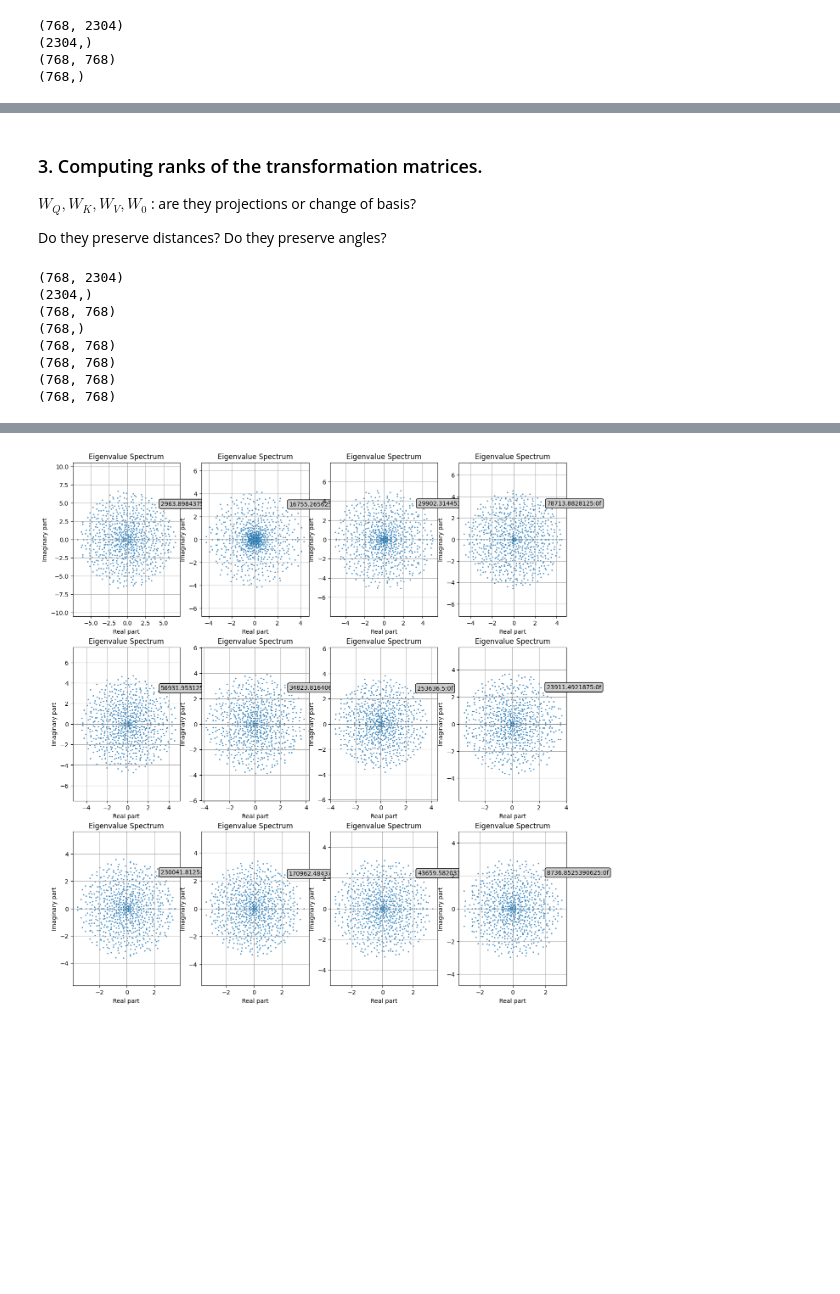
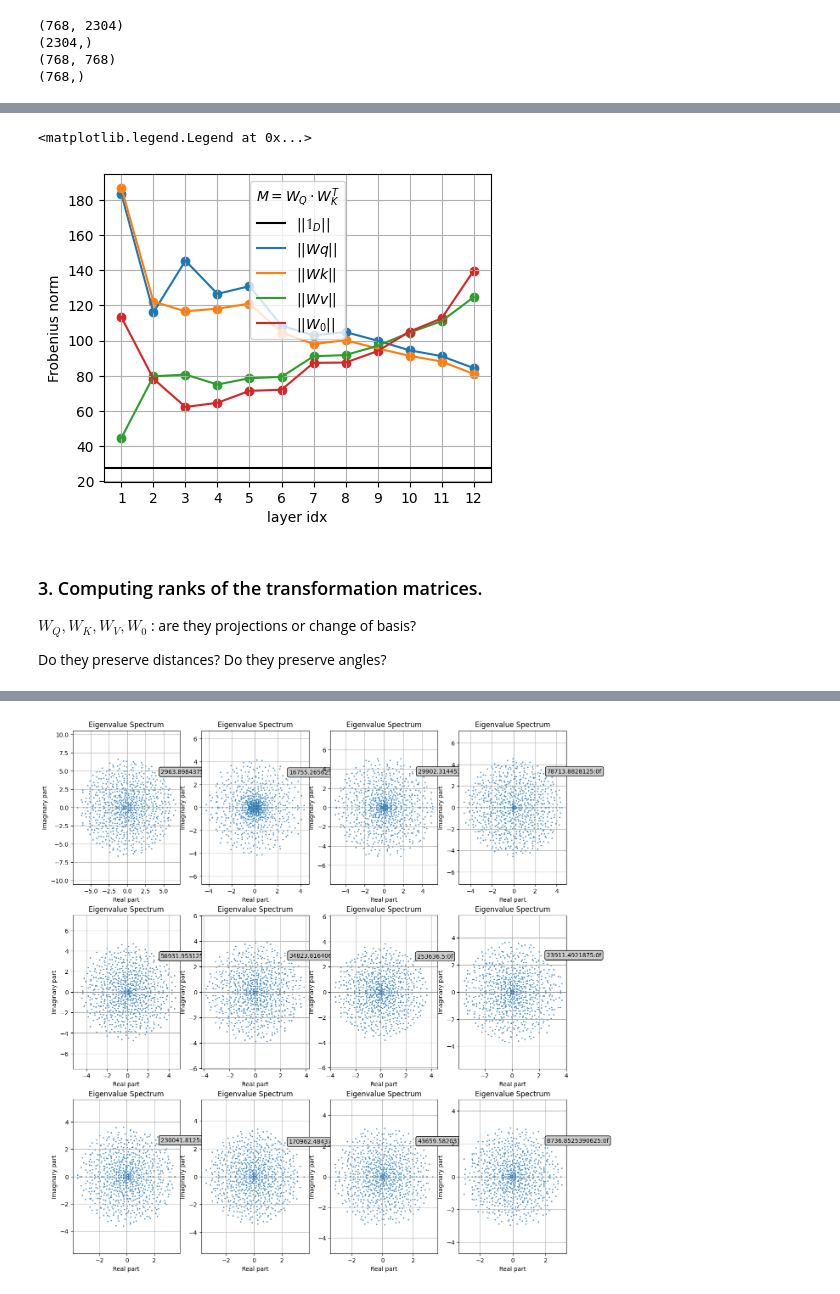
Before and after one commit to miriamzara/LCP_B_GPT2, a Jupyter notebook: FINAL_NOTEBOOK(S)/2_mh_attention.ipynb, the cells around one changed output, grey strips where cells are left out. Drawn from its saved outputs; the diff is of its cells as text; code cells hidden in the pictures; blank space fills up the shorter version.

```diff
--- a/FINAL_NOTEBOOK(S)/2_mh_attention.ipynb
+++ b/FINAL_NOTEBOOK(S)/2_mh_attention.ipynb
@@ -334,3 +317,31 @@ axs[2].grid()
+# %%
+fig, ax = plt.subplots(nrows = 1, ncols = 1, figsize = (5,4))
+plt.subplots_adjust(hspace = 0.3)
+
+
+ax.axhline(y = norm(np.eye(D)), color = "black", label = r"$||\mathbb{1}_D||$")
+
+
+ax.plot(np.arange(1, layer_max + 1), [norm(w) for w in Wq] , label = r"$||Wq||$")
+ax.scatter(np.arange(1, layer_max + 1), [norm(w) for w in Wq])
+
+ax.plot(np.arange(1, layer_max + 1), [norm(w) for w in Wk], label = r"$||Wk||$")
+ax.scatter(np.arange(1, layer_max + 1), [norm(w) for w in Wk])
+
+ax.plot(np.arange(1, layer_max + 1), [norm(w) for w in Wv], label = r"$||Wv||$")
+ax.scatter(np.arange(1, layer_max + 1), [norm(w) for w in Wv])
+
+ax.plot(np.arange(1, layer_max + 1), [norm(w) for w in W0], label = r"$||W_0||$")
+ax.scatter(np.arange(1, layer_max + 1), [norm(w) for w in W0])
+
+ax.grid()
+ax.set_xlabel("layer idx")
+ax.set_ylabel("Frobenius norm")
+ax.set_xticks(np.arange(1, 13))
+ax.legend(title = r"$M = W_Q\cdot W_K^T$")
+# %% [output]
+<matplotlib.legend.Legend at 0x...>
+[figure, added]
 # %% [markdown]
 ### 3. Computing ranks of the transformation matrices.
 
@@ -338,37 +349,6 @@ $W_Q, W_K, W_V, W_0$ : are they projections or change of basis?
 
 
 Do they preserve distances? Do they preserve angles?
-# %%
-layer_max = 12
-qkv_weights = [state_dict[f"transformer.h.{i}.attn.c_attn.weight"].cpu().detach().numpy() for i in range(0, layer_max)] # list of N x (3D) matrices
-qkv_biases = [state_dict[f"transformer.h.{i}.attn.c_attn.bias"].cpu().detach().numpy() for i in range(0, layer_max)] # list of D x 1 vectors
-projection_weights = [state_dict[f"transformer.h.{i}.attn.c_proj.weight"].cpu().detach().numpy() for i in range(0, layer_max)] # list of D x D matrices
-projection_biases = [state_dict[f"transformer.h.{i}.attn.c_proj.bias"].cpu().detach().numpy() for i in range(0, layer_max)] # list of D x 1 vectors
-print(qkv_weights[0].shape)
-print(qkv_biases[0].shape)
-print(projection_weights[0].shape)
-print(projection_biases[0].shape)
-
-
-D = 768
-q_weights = [qkv_weights[i][:,0:D] for i in range(0, layer_max)]
-k_weights = [qkv_weights[i][:,D:(2*D)] for i in range(0, layer_max)]
-v_weights = [qkv_weights[i][:, (2*D):(3*D)] for i in range(0, layer_max)]
-w0_weights = projection_weights
-
-print(q_weights[0].shape)
-print(k_weights[0].shape)
-print(v_weights[0].shape)
-print(w0_weights[0].shape)
-# %% [output]
-(768, 2304)
-(2304,)
-(768, 768)
-(768,)
-(768, 768)
-(768, 768)
-(768, 768)
-(768, 768)
 # %%
 import numpy as np
 
```
Also changed, not shown: parts of 11 cells of this notebook, 2 other files.
